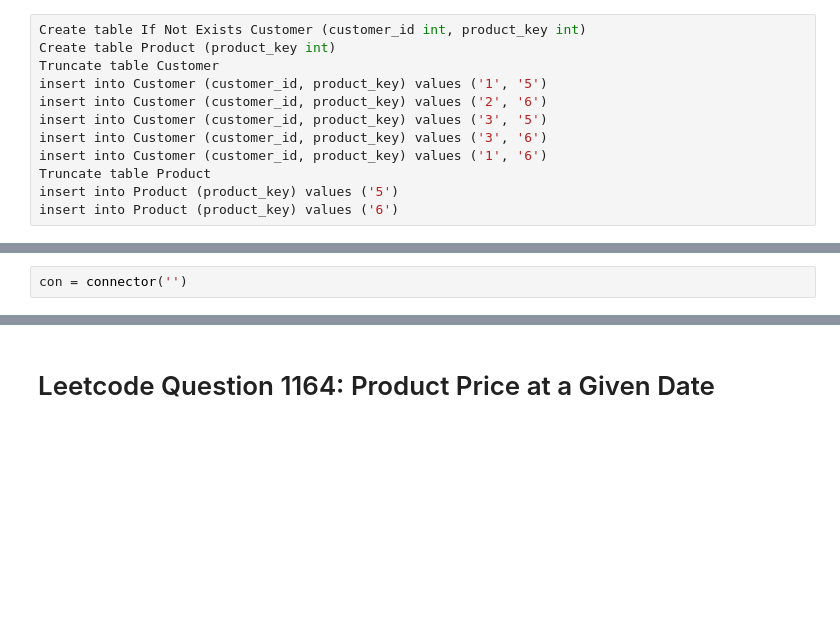
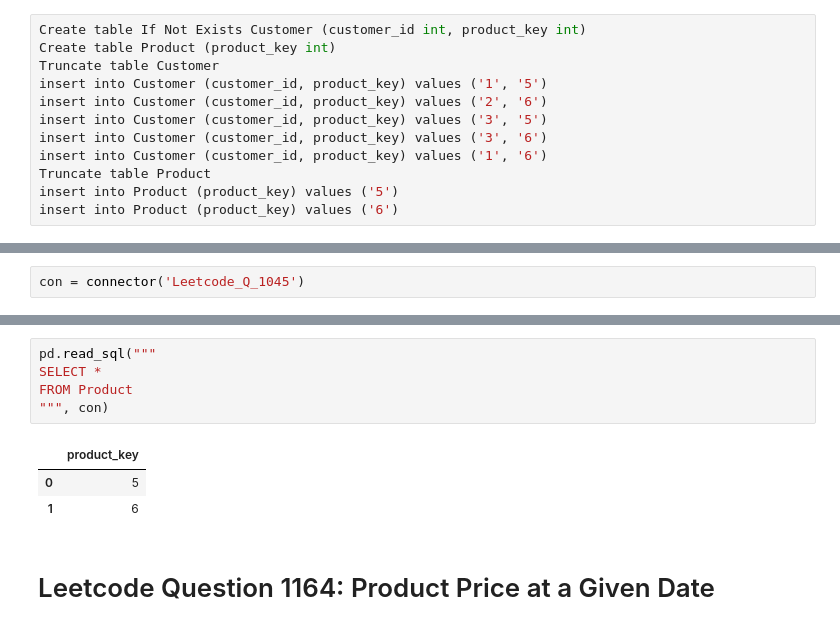
Before and after one commit to DanialArab/SQL, a Jupyter notebook: Leetcode Database Questions/Leetcode_Database_Questions.ipynb, the cells around one changed output, grey strips where cells are left out. Saved outputs shown, nothing was run; the diff lists cells and outputs as text; blank space fills up the shorter version.

```diff
--- a/Leetcode Database Questions/Leetcode_Database_Questions.ipynb
+++ b/Leetcode Database Questions/Leetcode_Database_Questions.ipynb
@@ -3685,5 +3844,5 @@ insert_data_to_table("Leetcode_Q_", "", schema, data)
 # %%
-con = connector('')
+con = connector('Leetcode_Q_1045')
 # %%
 pd.read_sql("""
 SELECT *
@@ -3692,3 +3858,12 @@ FROM
+# %%
+pd.read_sql("""
+SELECT *
+FROM Product
+""", con)
+# %% [output]
+|  | product_key |
+| 0 | 5 |
+| 1 | 6 |
 # %% [markdown]
 # Leetcode Question 1164: Product Price at a Given Date
 # %%
```
Also changed, not shown: parts of 41 cells of this notebook.
